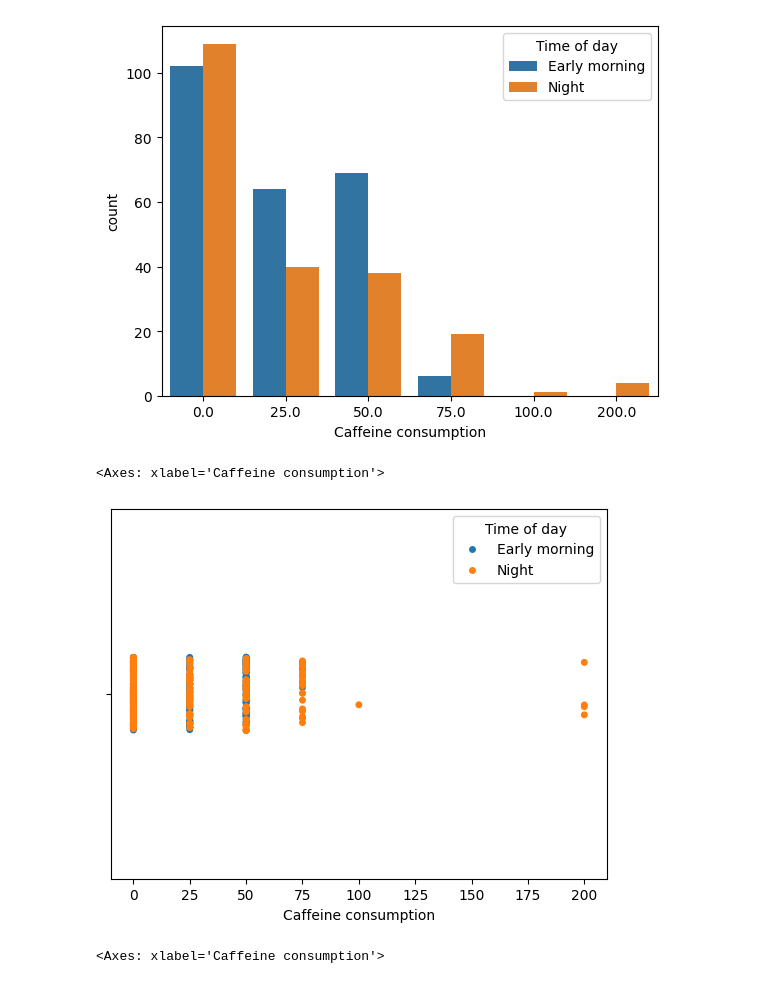
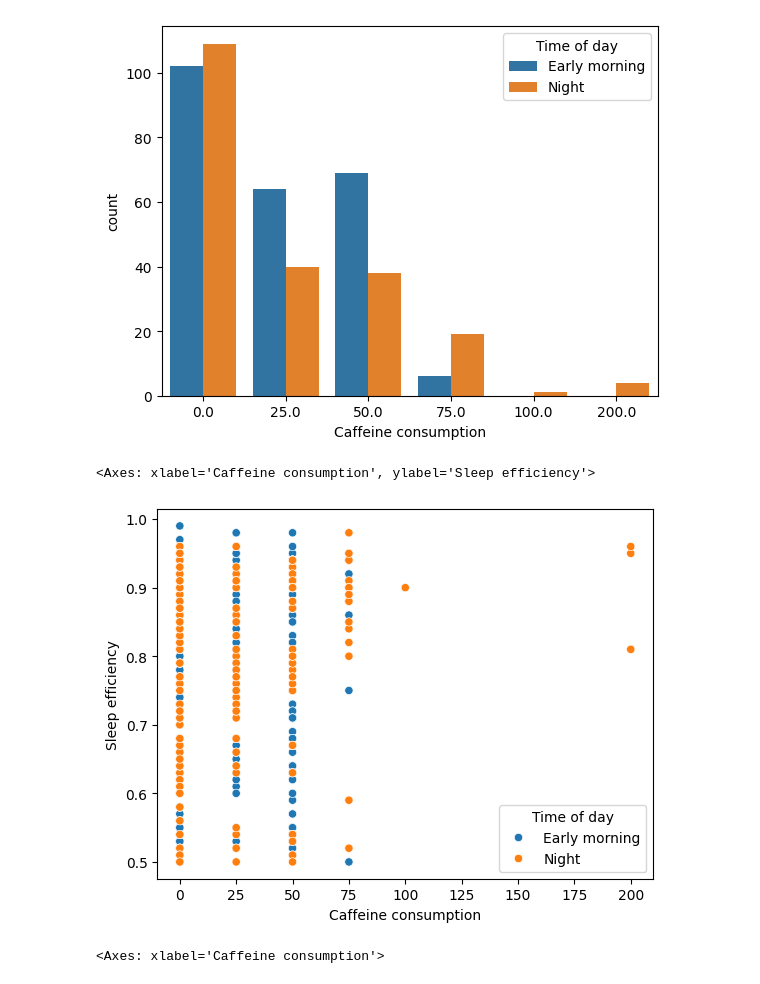
Before and after one commit to AvienReactor/CSE-Final, a Jupyter notebook: CaffeineVsSleep.ipynb, the cells around one changed output. Cells and saved outputs as stored; diff of their text form; code cells hidden in the pictures.

```diff
--- a/CaffeineVsSleep.ipynb
+++ b/CaffeineVsSleep.ipynb
@@ -161,10 +161,10 @@ sns.countplot(Caffeinevssleep, x='Caffeine consumption', hue='Time of day')
 <Axes: xlabel='Caffeine consumption', ylabel='count'>
 [figure]
 # %%
-sns.stripplot(Caffeinevssleep, x='Caffeine consumption', hue='Time of day')
+sns.scatterplot(Caffeinevssleep, x='Caffeine consumption', y= 'Sleep efficiency', hue='Time of day')
 # %% [output]
-<Axes: xlabel='Caffeine consumption'>
+<Axes: xlabel='Caffeine consumption', ylabel='Sleep efficiency'>
-[figure, old version]
+[figure, new version]
 # %%
 sns.boxplot(Caffeinevssleep, x='Caffeine consumption')
 # %% [output]
```
Also changed, not shown: parts of 8 cells of this notebook.
